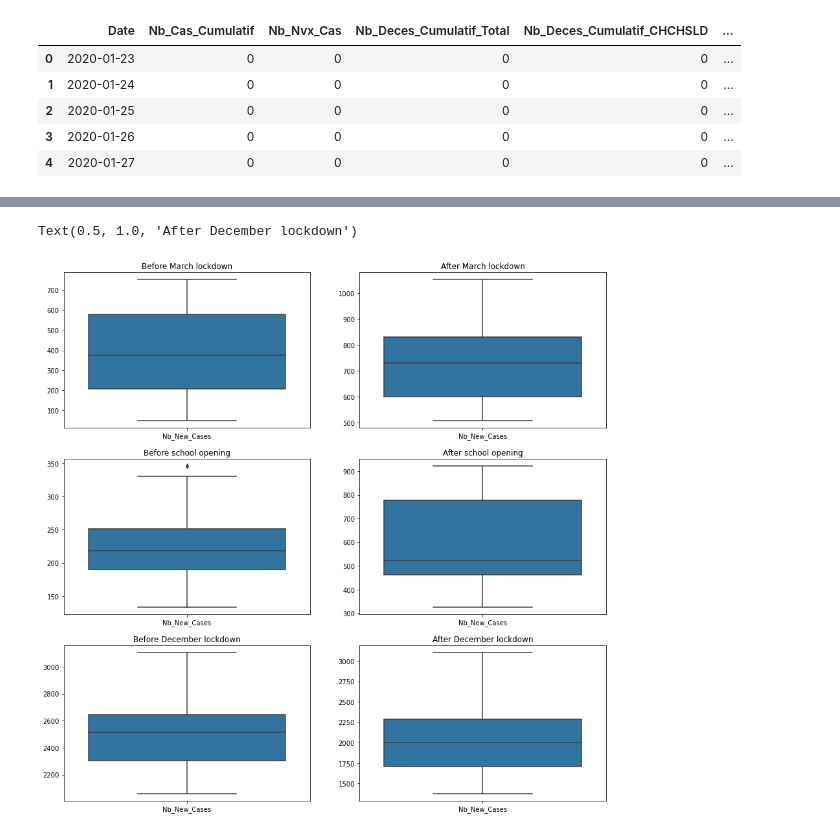
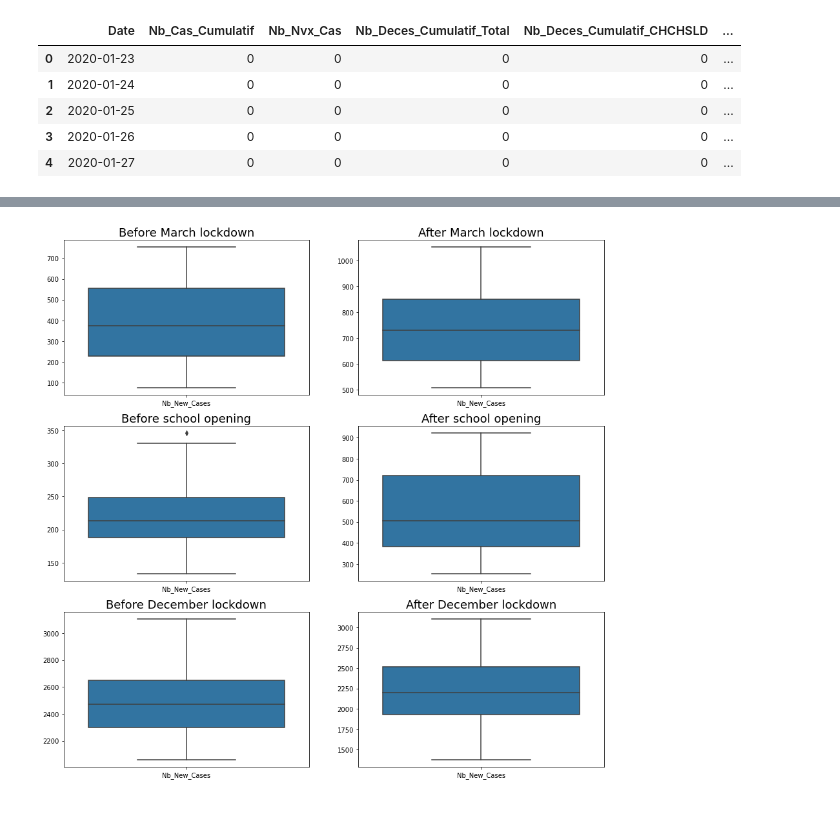
Before and after one commit to AhmadKNaji/RDD, a Jupyter notebook: RDD Project.ipynb, the cells around one changed output, grey strips where cells are left out. Cells and saved outputs as stored; diff of their text form; code cells hidden in the pictures.

```diff
--- a/RDD Project.ipynb
+++ b/RDD Project.ipynb
@@ -109,35 +108,29 @@ plt.show()
 # %%
-date1_pre = data_march[(data_march['Date'] >= '2020-03-19') & (data_march['Date'] <= '2020-04-03')][['Nb_New_Cases']]
+date1_pre = date1[(date1['Date'] >= '2020-03-20') & (date1['Date'] <= '2020-04-02')][['Nb_New_Cases']]
 
-date1_post = data_march[(data_march['Date'] > '2020-04-03') & (data_march['Date'] <= '2020-04-15')][['Nb_New_Cases']]
+date1_post = date1[(date1['Date'] > '2020-04-02') & (date1['Date'] <= '2020-04-16')][['Nb_New_Cases']]
 
-date2_pre = date_september[(date_september['Date'] >= '2020-08-31') & (date_september['Date'] <= '2020-09-14')][['Nb_New_Cases']]
+date2_pre = date2[(date2['Date'] >= '2020-08-31') & (date2['Date'] <= '2020-09-13')][['Nb_New_Cases']]
 
-date2_post = date_september[(date_september['Date'] > '2020-09-14') & (date_september['Date'] <= '2020-09-28')][['Nb_New_Cases']]
+date2_post = date2[(date2['Date'] > '2020-09-13') & (date2['Date'] <= '2020-09-27')][['Nb_New_Cases']]
 
-date3_pre = date_december[(date_december['Date'] >= '2020-12-25') & (date_december['Date'] <= '2021-01-08')][['Nb_New_Cases']]
+date3_pre = date3[(date3['Date'] >= '2020-12-25') & (date3['Date'] <= '2021-01-07')][['Nb_New_Cases']]
 
-date3_post = date_december[(date_december['Date'] > '2020-01-08') & (date_december['Date'] <= '2021-01-22')][['Nb_New_Cases']]
+date3_post = date3[(date3['Date'] > '2020-01-07') & (date3['Date'] <= '2021-01-21')][['Nb_New_Cases']]
-# %%
-fig, ax = plt.subplots(3,2, figsize = (15,15))
-
-sns.boxplot(data = date1_pre, ax = ax[0][0])
-ax[0][0].set_title('Before March lockdown')
-
-sns.boxplot(data = date1_post, ax = ax[0][1])
-ax[0][1].set_title('After March lockdown')
-
-sns.boxplot(data = date2_pre, ax = ax[1][0])
-ax[1][0].set_title('Before school opening')
-
-sns.boxplot(data = date2_post, ax = ax[1][1])
-ax[1][1].set_title('After school opening')
-
-sns.boxplot(data = date3_pre, ax = ax[2][0])
-ax[2][0].set_title('Before December lockdown')
-
-sns.boxplot(data = date3_post, ax = ax[2][1])
-ax[2][1].set_title('After December lockdown')
-# %% [output]
-Text(0.5, 1.0, 'After December lockdown')
-[figure, removed]
+# %%
+data = (
+    (date1_pre, date1_post),
+    (date2_pre, date2_post),
+    (date3_pre, date3_post)
+)
+# %%
+fig, ax = plt.subplots(3,2, figsize = (15,15))
+
+for i in range(3):
+    for j in range(2):
+        sns.boxplot(data = data[i][j], ax = ax[i][j])
+        ax[i][j].set_title(sub_titles[i][j], fontsize = 18)
+
+plt.show()
+# %% [output]
+[figure, added]
```
Also changed, not shown: parts of 10 cells of this notebook.
